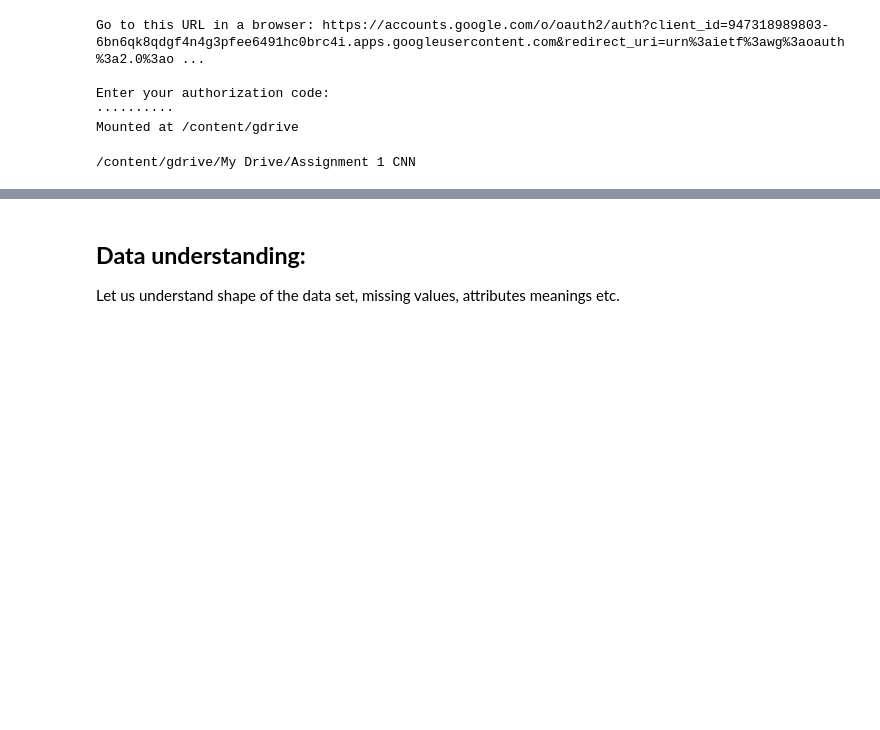
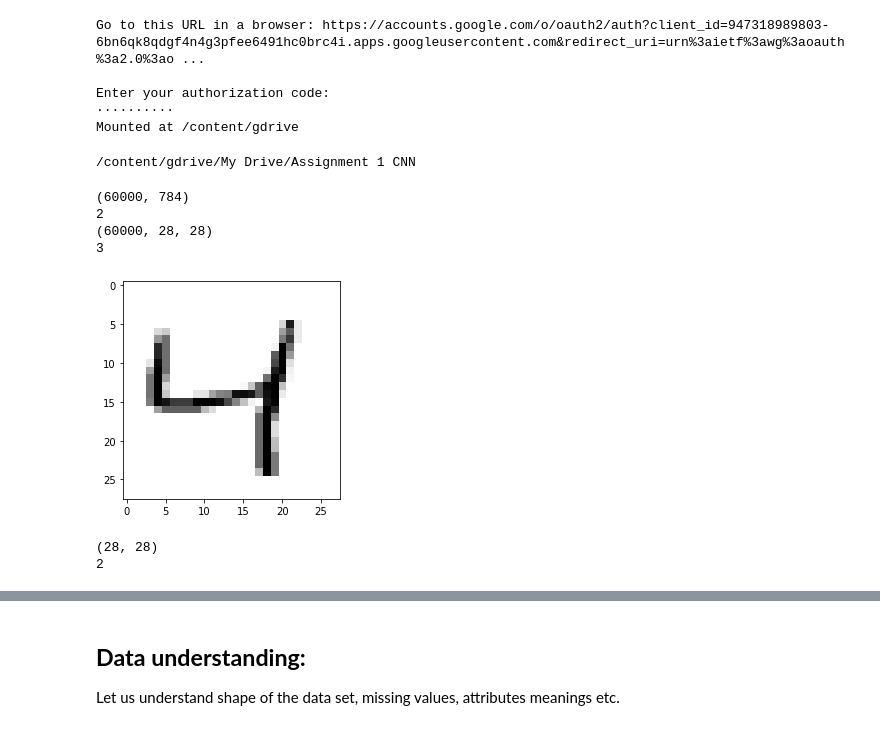
Before and after one commit to lagos-a1/Assignment-1-CNN, a Jupyter notebook: Untitled14.ipynb, the cells around one changed output, grey strips where cells are left out. Saved outputs shown, nothing was run; the diff lists cells and outputs as text; code cells hidden in the pictures; blank space fills up the shorter version.

```diff
--- a/Untitled14.ipynb
+++ b/Untitled14.ipynb
@@ -41,0 +50,36 @@ train_Data = pd.read_csv('train.csv')
+# %%
+#Reading Train Images
+train_images = gzip.open('train-images-idx3-ubyte.gz')
+# %%
+image_size = 28
+num_images_train = 60000
+
+train_images.read(16)
+buf_train = train_images.read(image_size * image_size * num_images_train)
+data_train = np.frombuffer(buf_train, dtype=np.uint8).astype(np.float32)
+data_train = data_train.reshape(num_images_train, image_size, image_size)
+data_train_1 = data_train.reshape(num_images_train, image_size, image_size)
+data_train = data_train.reshape(60000,-1)
+# %%
+print (data_train.shape)
+print (data_train.ndim)
+print (data_train_1.shape)
+print (data_train_1.ndim)
+# %% [output]
+(60000, 784)
+2
+(60000, 28, 28)
+3
+# %%
+image = np.asarray(data_train[2].reshape((28,28)))
+plt.imshow(image, cmap='Greys')
+plt.show()
+# %% [output]
+[figure, added]
+# %%
+# Values for image 3
+print(image.shape)
+print(image.ndim)
+# %% [output]
+(28, 28)
+2
```
Also changed, not shown: parts of 38 cells of this notebook.
